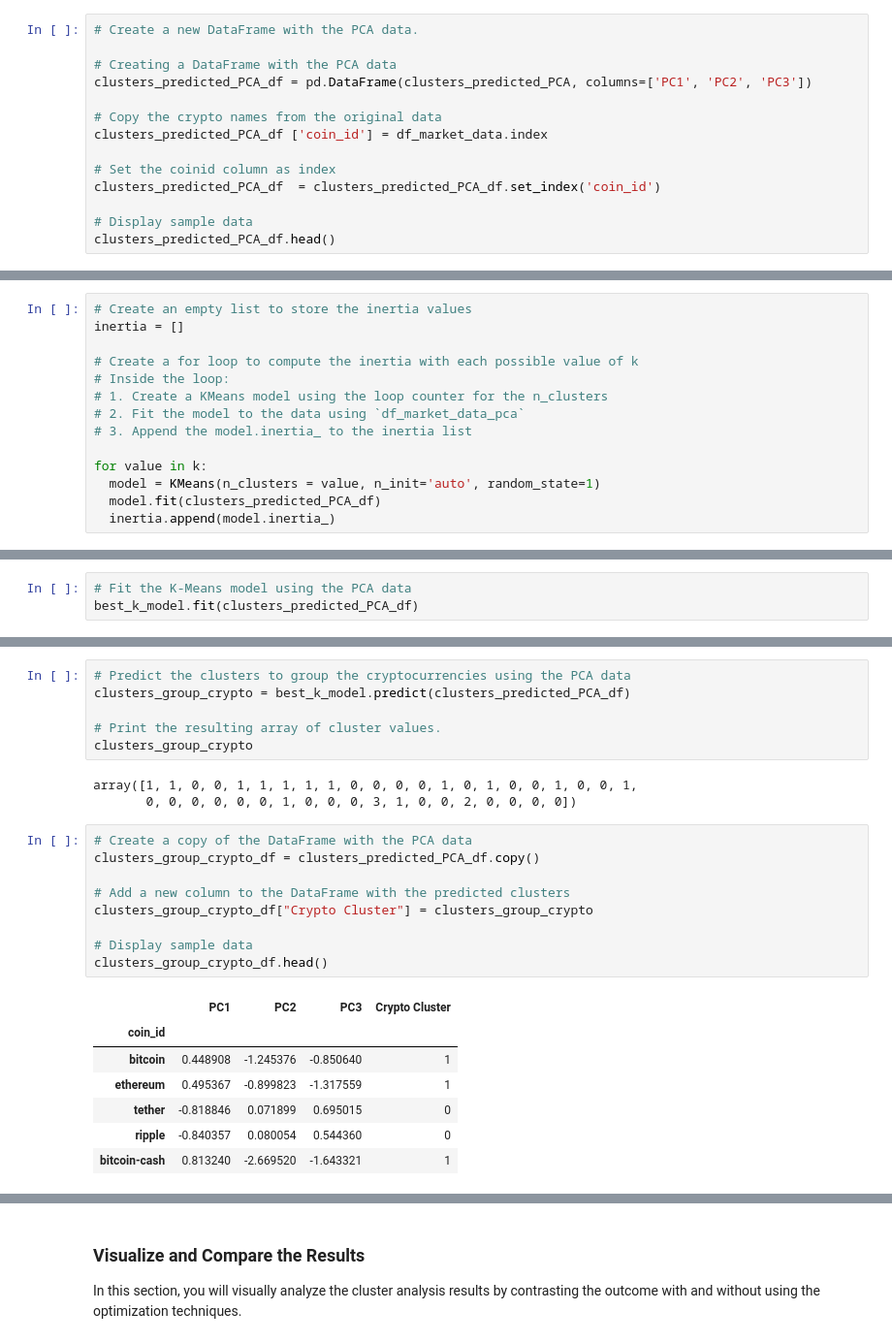
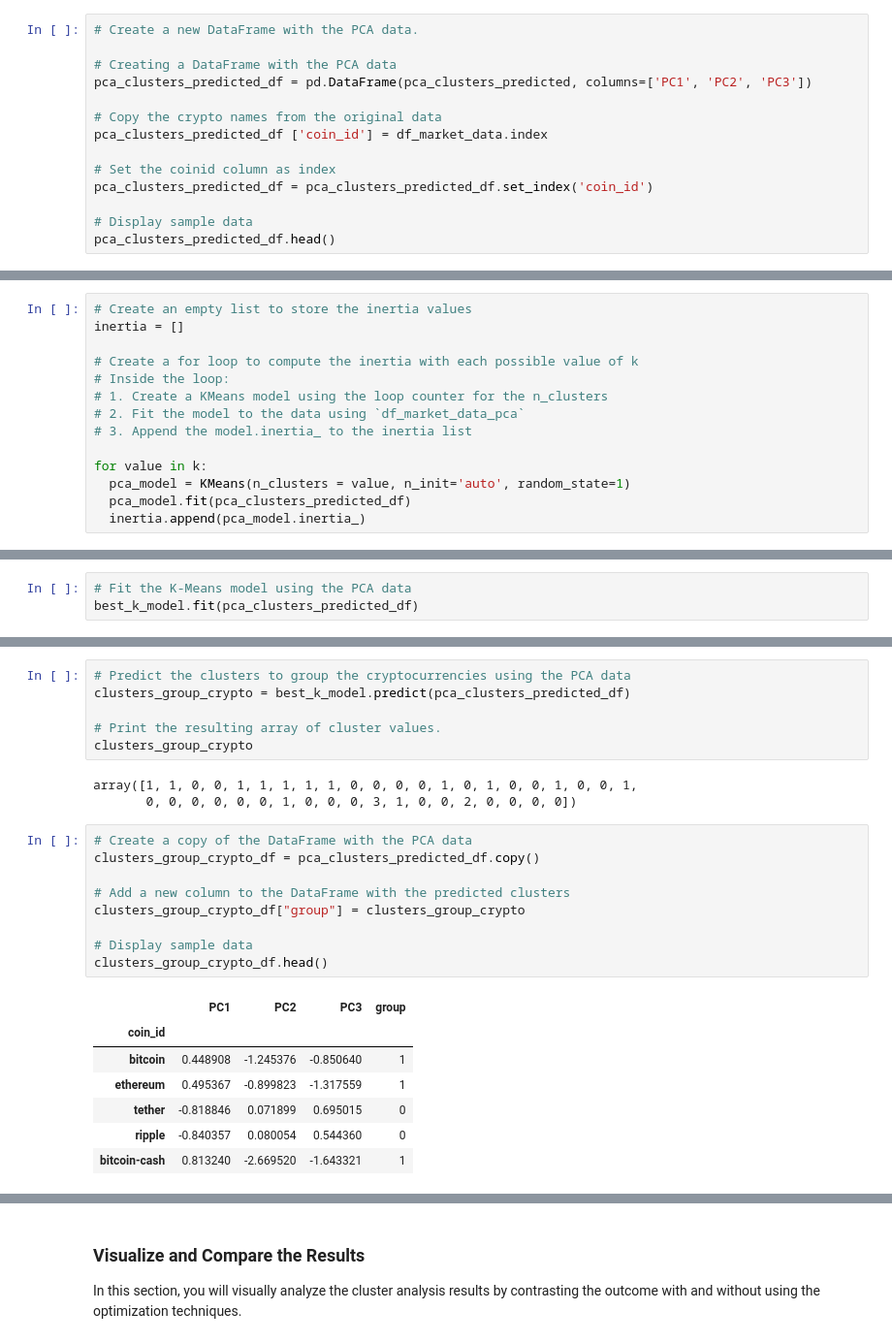
Before and after one commit to kjyjr/CyptoClustering, a Jupyter notebook: Crypto_Clustering.ipynb, the cells around one changed output, grey strips where cells are left out. Shown at 97% size. Saved outputs shown, nothing was run; the diff lists cells and outputs as text.

```diff
--- a/Crypto_Clustering.ipynb
+++ b/Crypto_Clustering.ipynb
@@ -242,16 +250,16 @@ first principal component, 31.4% by the second component, and 22.6% by the third
 # Create a new DataFrame with the PCA data.
 
 # Creating a DataFrame with the PCA data
-clusters_predicted_PCA_df = pd.DataFrame(clusters_predicted_PCA, columns=['PC1', 'PC2', 'PC3'])
+pca_clusters_predicted_df = pd.DataFrame(pca_clusters_predicted, columns=['PC1', 'PC2', 'PC3'])
 
 # Copy the crypto names from the original data
-clusters_predicted_PCA_df ['coin_id'] = df_market_data.index
+pca_clusters_predicted_df ['coin_id'] = df_market_data.index
 
 # Set the coinid column as index
-clusters_predicted_PCA_df  = clusters_predicted_PCA_df.set_index('coin_id')
+pca_clusters_predicted_df = pca_clusters_predicted_df.set_index('coin_id')
 
 # Display sample data
-clusters_predicted_PCA_df.head()
+pca_clusters_predicted_df.head()
 # %% [output]
 |  | PC1 | PC2 | PC3 |
 | coin_id |  |  |  |
@@ -278,9 +286,9 @@ inertia = []
 # 3. Append the model.inertia_ to the inertia list
 
 for value in k:
-  model = KMeans(n_clusters = value, n_init='auto', random_state=1)
-  model.fit(clusters_predicted_PCA_df)
-  inertia.append(model.inertia_)
+  pca_model = KMeans(n_clusters = value, n_init='auto', random_state=1)
+  pca_model.fit(pca_clusters_predicted_df)
+  inertia.append(pca_model.inertia_)
 # %%
 # Create a dictionary with the data to plot the Elbow curve
 pca_elbow_dict = {
@@ -331,12 +340,12 @@ pca_elbow_df.hvplot.line(
 best_k_model = KMeans(n_clusters=4, n_init='auto', random_state=1)
 # %%
 # Fit the K-Means model using the PCA data
-best_k_model.fit(clusters_predicted_PCA_df)
+best_k_model.fit(pca_clusters_predicted_df)
 # %% [output]
 KMeans(n_clusters=4, random_state=1)
 # %%
 # Predict the clusters to group the cryptocurrencies using the PCA data
-clusters_group_crypto = best_k_model.predict(clusters_predicted_PCA_df)
+clusters_group_crypto = best_k_model.predict(pca_clusters_predicted_df)
 
 # Print the resulting array of cluster values.
 clusters_group_crypto
@@ -345,15 +354,15 @@ array([1, 1, 0, 0, 1, 1, 1, 1, 1, 0, 0, 0, 0, 1, 0, 1, 0, 0, 1, 0, 0, 1,
        0, 0, 0, 0, 0, 0, 1, 0, 0, 0, 3, 1, 0, 0, 2, 0, 0, 0, 0])
 # %%
 # Create a copy of the DataFrame with the PCA data
-clusters_group_crypto_df = clusters_predicted_PCA_df.copy()
+clusters_group_crypto_df = pca_clusters_predicted_df.copy()
 
 # Add a new column to the DataFrame with the predicted clusters
-clusters_group_crypto_df["Crypto Cluster"] = clusters_group_crypto
+clusters_group_crypto_df["group"] = clusters_group_crypto
 
 # Display sample data
 clusters_group_crypto_df.head()
 # %% [output]
-|  | PC1 | PC2 | PC3 | Crypto Cluster |
+|  | PC1 | PC2 | PC3 | group |
 | coin_id |  |  |  |  |
 | bitcoin | 0.448908 | -1.245376 | -0.850640 | 1 |
 | ethereum | 0.495367 | -0.899823 | -1.317559 | 1 |
```
Also changed, not shown: parts of 15 cells of this notebook.
